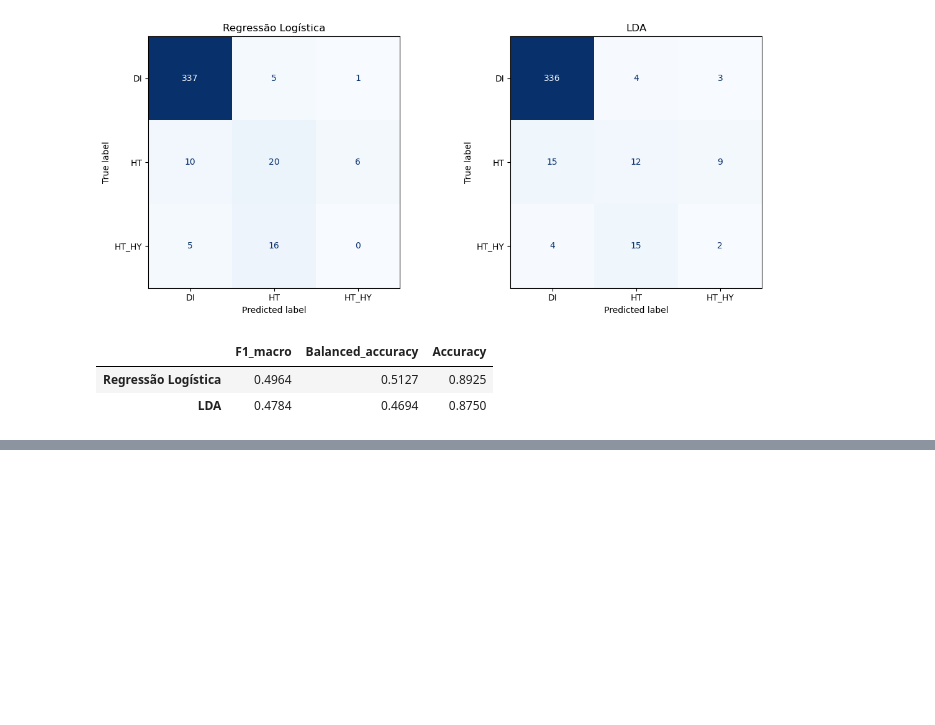
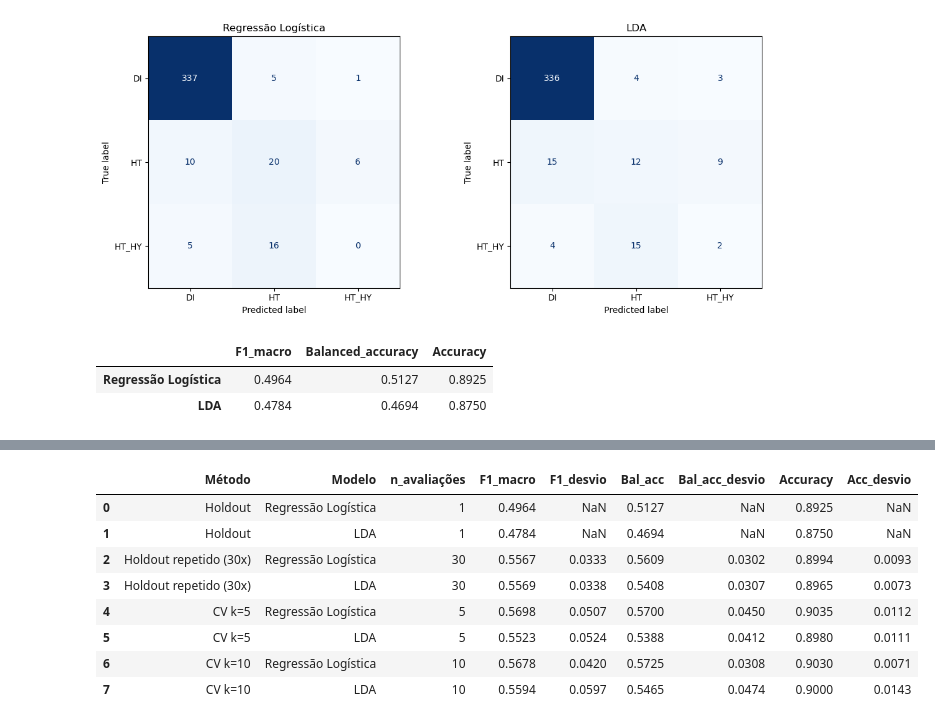
Before and after one commit to 1231478-Ellah-Fleischmann/APRAU-PROJETO, a Jupyter notebook: notebooks/APRAU_EFG_M1A_1231478_1230806.ipynb, the cells around one changed output, grey strips where cells are left out. Saved outputs shown, nothing was run; the diff lists cells and outputs as text; code cells hidden in the pictures; blank space fills up the shorter version.

Commit message:
validação cruzada

```diff
--- a/notebooks/APRAU_EFG_M1A_1231478_1230806.ipynb
+++ b/notebooks/APRAU_EFG_M1A_1231478_1230806.ipynb
@@ -879,0 +895,52 @@ weighted avg      0.854     0.875     0.864       400
+# %%
+import warnings
+from sklearn.exceptions import UndefinedMetricWarning
+from sklearn.model_selection import StratifiedKFold, cross_validate
+warnings.filterwarnings('ignore', category=UndefinedMetricWarning)
+
+resultados_cls = []   # tabela final
+dist_f1 = {}          # F1 de cada avaliação, para o gráfico da variância
+
+def registar(metodo, nome, f1s, bals, accs):
+    f1s, bals, accs = np.array(f1s), np.array(bals), np.array(accs)
+    resultados_cls.append({
+        'Método': metodo, 'Modelo': nome, 'n_avaliações': len(f1s),
+        'F1_macro': f1s.mean(),  'F1_desvio': f1s.std() if len(f1s) > 1 else np.nan,
+        'Bal_acc': bals.mean(),  'Bal_acc_desvio': bals.std() if len(bals) > 1 else np.nan,
+        'Accuracy': accs.mean(), 'Acc_desvio': accs.std() if len(accs) > 1 else np.nan,
+    })
+    dist_f1[(metodo, nome)] = f1s
+
+# 1) Holdout simples (já calculado)
+for nome, r in res_holdout.iterrows():
+    registar('Holdout', nome, [r['F1_macro']], [r['Balanced_accuracy']], [r['Accuracy']])
+
+# 2) Holdout repetido 30 vezes
+for nome in criar_modelos():
+    f1s, bals, accs = [], [], []
+    for s in range(30):
+        Xa, Xb, ya, yb = train_test_split(X_cls, y_cls, test_size=0.2, stratify=y_cls, random_state=s)
+        prev = criar_modelos()[nome].fit(Xa, ya).predict(Xb)
+        m = metricas_cls(yb, prev)
+        f1s.append(m['F1_macro']); bals.append(m['Balanced_accuracy']); accs.append(m['Accuracy'])
+    registar('Holdout repetido (30x)', nome, f1s, bals, accs)
+
+# 3) Validação cruzada estratificada k=5 e k=10
+scoring = {'F1_macro': 'f1_macro', 'Balanced_accuracy': 'balanced_accuracy', 'Accuracy': 'accuracy'}
+for k in [5, 10]:
+    skf = StratifiedKFold(n_splits=k, shuffle=True, random_state=SEED)
+    for nome, modelo in criar_modelos().items():
+        r = cross_validate(modelo, X_cls, y_cls, cv=skf, scoring=scoring, n_jobs=-1)
+        registar(f'CV k={k}', nome, r['test_F1_macro'], r['test_Balanced_accuracy'], r['test_Accuracy'])
+
+pd.DataFrame(resultados_cls).round(4)
+# %% [output]
+|  | Método | Modelo | n_avaliações | F1_macro | F1_desvio | Bal_acc | Bal_acc_desvio | Accuracy | Acc_desvio |
+| 0 | Holdout | Regressão Logística | 1 | 0.4964 | NaN | 0.5127 | NaN | 0.8925 | NaN |
+| 1 | Holdout | LDA | 1 | 0.4784 | NaN | 0.4694 | NaN | 0.8750 | NaN |
+| 2 | Holdout repetido (30x) | Regressão Logística | 30 | 0.5567 | 0.0333 | 0.5609 | 0.0302 | 0.8994 | 0.0093 |
+| 3 | Holdout repetido (30x) | LDA | 30 | 0.5569 | 0.0338 | 0.5408 | 0.0307 | 0.8965 | 0.0073 |
+| 4 | CV k=5 | Regressão Logística | 5 | 0.5698 | 0.0507 | 0.5700 | 0.0450 | 0.9035 | 0.0112 |
+| 5 | CV k=5 | LDA | 5 | 0.5523 | 0.0524 | 0.5388 | 0.0412 | 0.8980 | 0.0111 |
+| 6 | CV k=10 | Regressão Logística | 10 | 0.5678 | 0.0420 | 0.5725 | 0.0308 | 0.9030 | 0.0071 |
+| 7 | CV k=10 | LDA | 10 | 0.5594 | 0.0597 | 0.5465 | 0.0474 | 0.9000 | 0.0143 |
```
Also changed, not shown: parts of 2 cells of this notebook.
